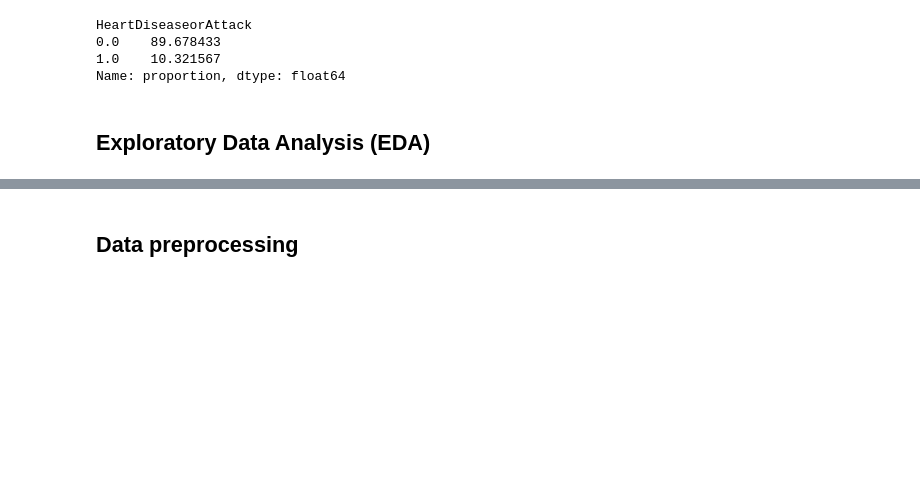
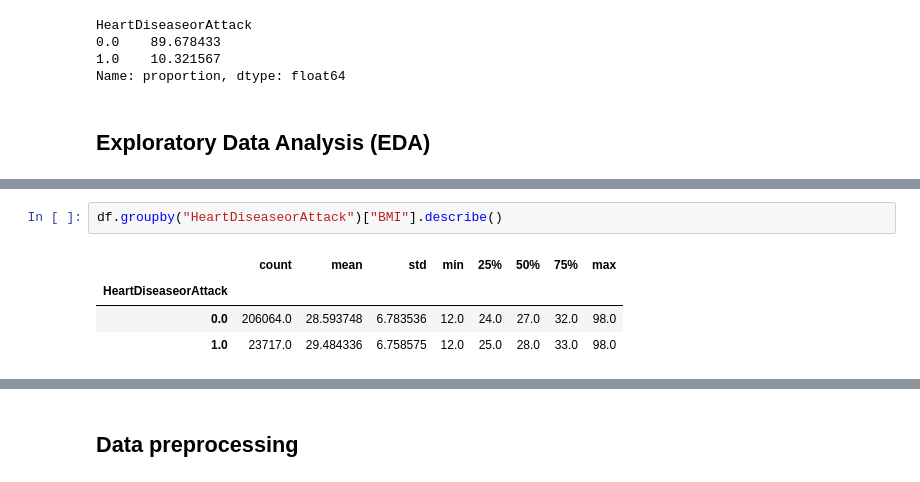
Before and after one commit to EngmoustafaAhmad/codealpha_tasks, a Jupyter notebook: CodeAlpha_DiseasePredictionModel/notebooks/Heart_disease_model.ipynb, the cells around one changed output, grey strips where cells are left out. Saved outputs shown, nothing was run; the diff lists cells and outputs as text; blank space fills up the shorter version.

```diff
--- a/CodeAlpha_DiseasePredictionModel/notebooks/Heart_disease_model.ipynb
+++ b/CodeAlpha_DiseasePredictionModel/notebooks/Heart_disease_model.ipynb
@@ -145,0 +222,7 @@ Name: proportion, dtype: float64
+# %%
+df.groupby("HeartDiseaseorAttack")["BMI"].describe()
+# %% [output]
+|  | count | mean | std | min | 25% | 50% | 75% | max |
+| HeartDiseaseorAttack |  |  |  |  |  |  |  |  |
+| 0.0 | 206064.0 | 28.593748 | 6.783536 | 12.0 | 24.0 | 27.0 | 32.0 | 98.0 |
+| 1.0 | 23717.0 | 29.484336 | 6.758575 | 12.0 | 25.0 | 28.0 | 33.0 | 98.0 |
```
Also changed, not shown: parts of 9 cells of this notebook.
